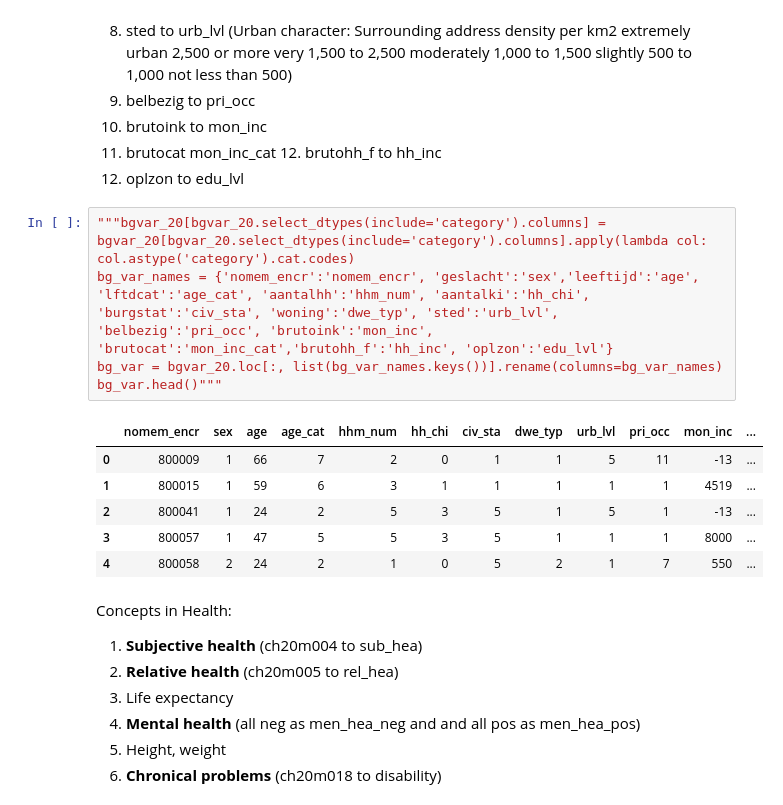
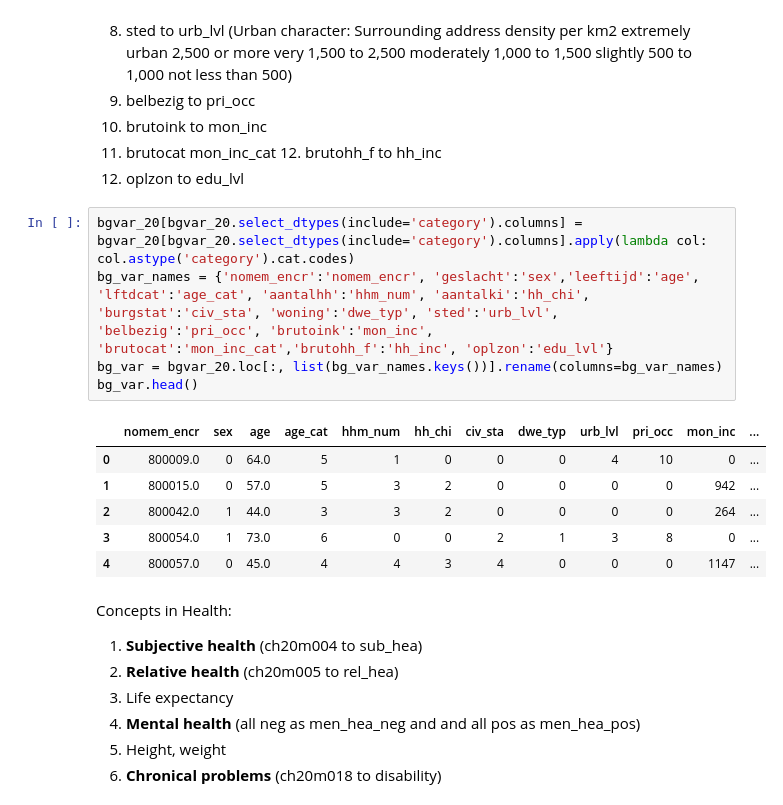
Before and after one commit to martynapiskorz/carn-t, a Jupyter notebook: LISS By wave/Y 20/merged_20.ipynb, the cells around one changed output. Cells and saved outputs as stored; diff of their text form.

```diff
--- a/LISS By wave/Y 20/merged_20.ipynb
+++ b/LISS By wave/Y 20/merged_20.ipynb
@@ -45,17 +45,17 @@ Background variables:
 11. brutocat mon_inc_cat 12. brutohh_f to hh_inc
 13. oplzon to edu_lvl
 # %%
-"""bgvar_20[bgvar_20.select_dtypes(include='category').columns] = bgvar_20[bgvar_20.select_dtypes(include='category').columns].apply(lambda col: col.astype('category').cat.codes)
+bgvar_20[bgvar_20.select_dtypes(include='category').columns] = bgvar_20[bgvar_20.select_dtypes(include='category').columns].apply(lambda col: col.astype('category').cat.codes)
 bg_var_names = {'nomem_encr':'nomem_encr', 'geslacht':'sex','leeftijd':'age', 'lftdcat':'age_cat', 'aantalhh':'hhm_num', 'aantalki':'hh_chi', 'burgstat':'civ_sta', 'woning':'dwe_typ', 'sted':'urb_lvl',  'belbezig':'pri_occ', 'brutoink':'mon_inc', 'brutocat':'mon_inc_cat','brutohh_f':'hh_inc', 'oplzon':'edu_lvl'}
 bg_var = bgvar_20.loc[:, list(bg_var_names.keys())].rename(columns=bg_var_names)
-bg_var.head()"""
+bg_var.head()
 # %% [output]
 |  | nomem_encr | sex | age | age_cat | hhm_num | hh_chi | civ_sta | dwe_typ | urb_lvl | pri_occ | mon_inc | ... |
-| 0 | 800009 | 1 | 66 | 7 | 2 | 0 | 1 | 1 | 5 | 11 | -13 | ... |
-| 1 | 800015 | 1 | 59 | 6 | 3 | 1 | 1 | 1 | 1 | 1 | 4519 | ... |
-| 2 | 800041 | 1 | 24 | 2 | 5 | 3 | 5 | 1 | 5 | 1 | -13 | ... |
-| 3 | 800057 | 1 | 47 | 5 | 5 | 3 | 5 | 1 | 1 | 1 | 8000 | ... |
-| 4 | 800058 | 2 | 24 | 2 | 1 | 0 | 5 | 2 | 1 | 7 | 550 | ... |
+| 0 | 800009.0 | 0 | 64.0 | 5 | 1 | 0 | 0 | 0 | 4 | 10 | 0 | ... |
+| 1 | 800015.0 | 0 | 57.0 | 5 | 3 | 2 | 0 | 0 | 0 | 0 | 942 | ... |
+| 2 | 800042.0 | 1 | 44.0 | 3 | 3 | 2 | 0 | 0 | 0 | 0 | 264 | ... |
+| 3 | 800054.0 | 1 | 73.0 | 6 | 0 | 0 | 2 | 1 | 3 | 8 | 0 | ... |
+| 4 | 800057.0 | 0 | 45.0 | 4 | 4 | 3 | 4 | 0 | 0 | 0 | 1147 | ... |
 # %% [markdown]
 Concepts in Health:
 1. **Subjective health** (ch20m004 to sub_hea)
```
Also changed, not shown: parts of 3 cells of this notebook, 1 other file.
